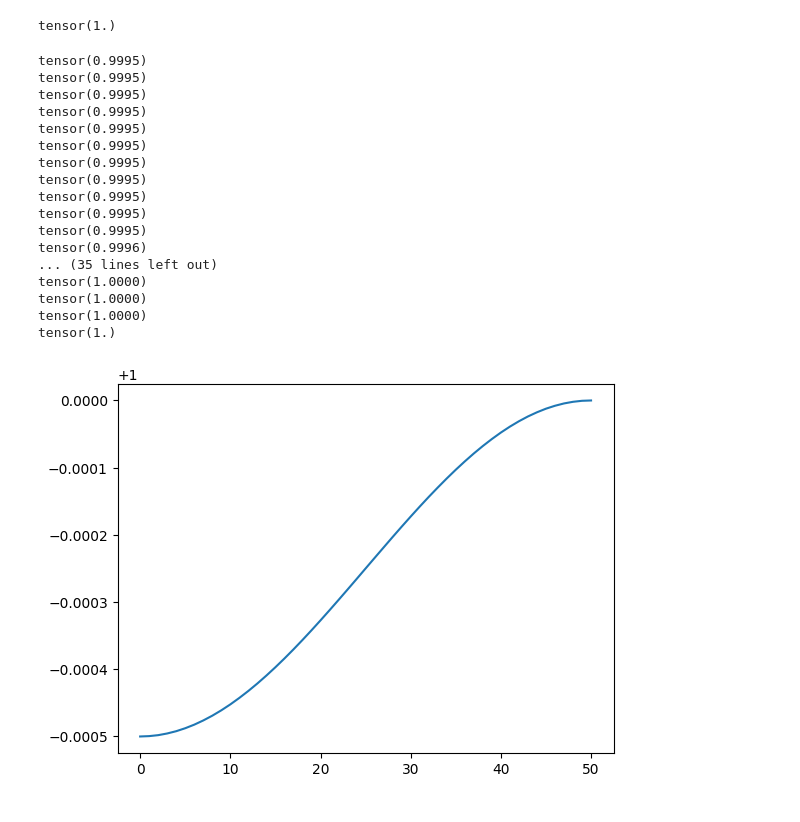
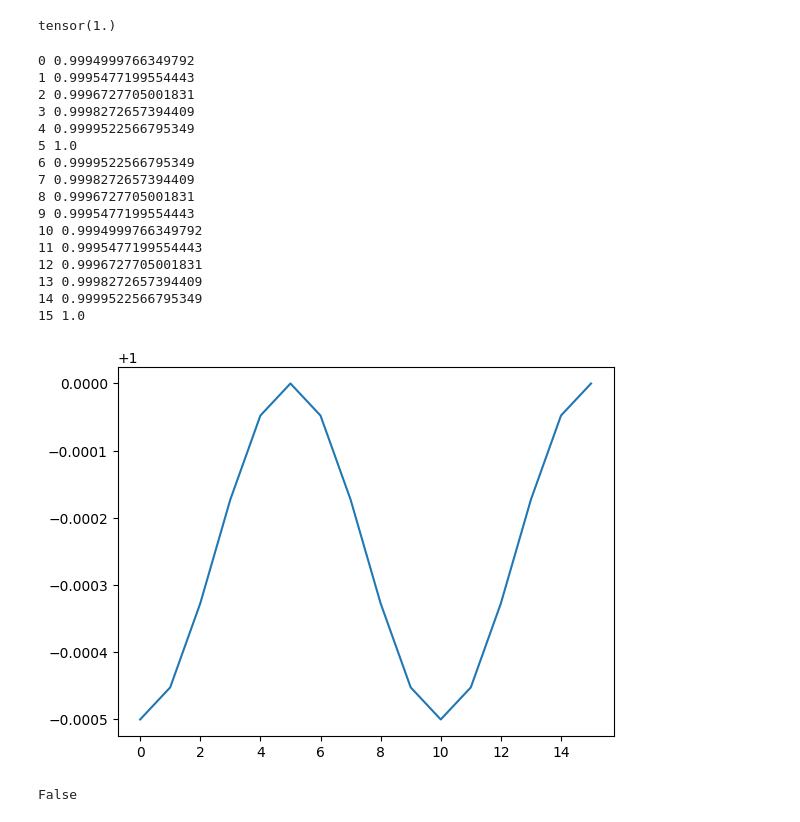
Before and after one commit to harishB97/PIPNet, a Jupyter notebook: proto_activations-v3.ipynb, the cells around one changed output. Drawn from its saved outputs; the diff is of its cells as text; code cells hidden in the pictures.

Commit message:
changes for BYOL and more

```diff
--- a/proto_activations-v3.ipynb
+++ b/proto_activations-v3.ipynb
@@ -1429,33 +1605,58 @@ torch.cos(torch.tensor(2 * torch.pi))
 tensor(1.)
 # %%
 byol_tau_base = 0.9995
-current_step = 50
-max_training_steps = 50
+byol_tau_max = 1.0
+# current_step = 50
+max_training_steps = 15
+cycle_steps = 5
 
 byol_tau_list = []
 for current_step in range(max_training_steps+1):
-    byol_tau = 1 - (((1 - byol_tau_base) * (torch.cos(torch.tensor((torch.pi * current_step)/max_training_steps)) + 1)) / 2)
-    print(byol_tau)
+#     byol_tau = byol_tau_max - (((byol_tau_max - byol_tau_base) * (torch.cos(torch.tensor((torch.pi * current_step)/max_training_steps)) + 1)) / 2)
+    byol_tau = byol_tau_max - (((byol_tau_max - byol_tau_base) * (torch.cos(torch.tensor((torch.pi * current_step)/cycle_steps)) + 1)) / 2)
+    print(current_step, byol_tau.item())
     byol_tau_list.append(byol_tau)
 
 plt.plot(byol_tau_list)
 plt.show()
 # %% [output]
-tensor(0.9995)
-tensor(0.9995)
-tensor(0.9995)
-tensor(0.9995)
-tensor(0.9995)
-tensor(0.9995)
-tensor(0.9995)
-tensor(0.9995)
-tensor(0.9995)
-tensor(0.9995)
-tensor(0.9995)
-tensor(0.9996)
-... (35 lines left out)
-tensor(1.0000)
-tensor(1.0000)
-tensor(1.0000)
-tensor(1.)
+0 0.9994999766349792
+1 0.9995477199554443
+2 0.9996727705001831
+3 0.9998272657394409
+4 0.9999522566795349
+5 1.0
+6 0.9999522566795349
+7 0.9998272657394409
+8 0.9996727705001831
+9 0.9995477199554443
+10 0.9994999766349792
+11 0.9995477199554443
+12 0.9996727705001831
+13 0.9998272657394409
+14 0.9999522566795349
+15 1.0
-[figure, old version]
+[figure, new version]
+# %%
+import torch
+
+def check_max_value_correspondence(tensor1, tensor2):
+    # Find the index of the max value in tensor1
+    max_idx = torch.argmax(tensor1)
+
+    # Convert the index to 2D coordinates
+    H, W = tensor1.shape
+    max_coord = (max_idx // W, max_idx % W)
+
+    # Access the corresponding value in tensor2
+    return tensor2[max_coord]
+
+# Example tensors
+tensor1_example = torch.tensor([[1.1, 0.2, 0.3], [0.4, 0.8, 0.6], [0.5, 0.7, 0.9]])
+tensor2_example = torch.tensor([[False, True, True], [False, True, False], [True, False, True]])
+
+# Check if the value at the max value of tensor1 in tensor2 is True or False
+result = check_max_value_correspondence(tensor1_example, tensor2_example)
+result.item()
+# %% [output]
+False
```
Also changed, not shown: parts of 11 cells of this notebook, 16 other files.
